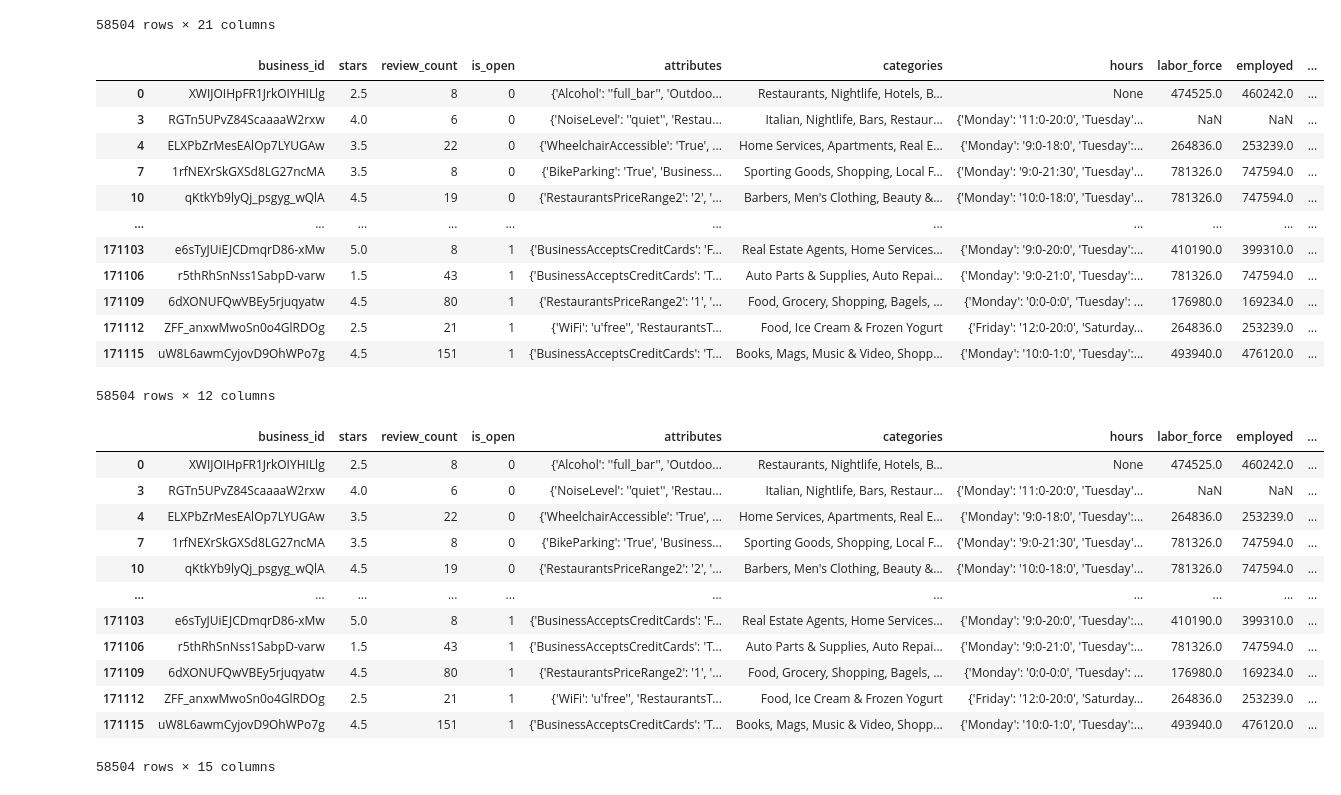
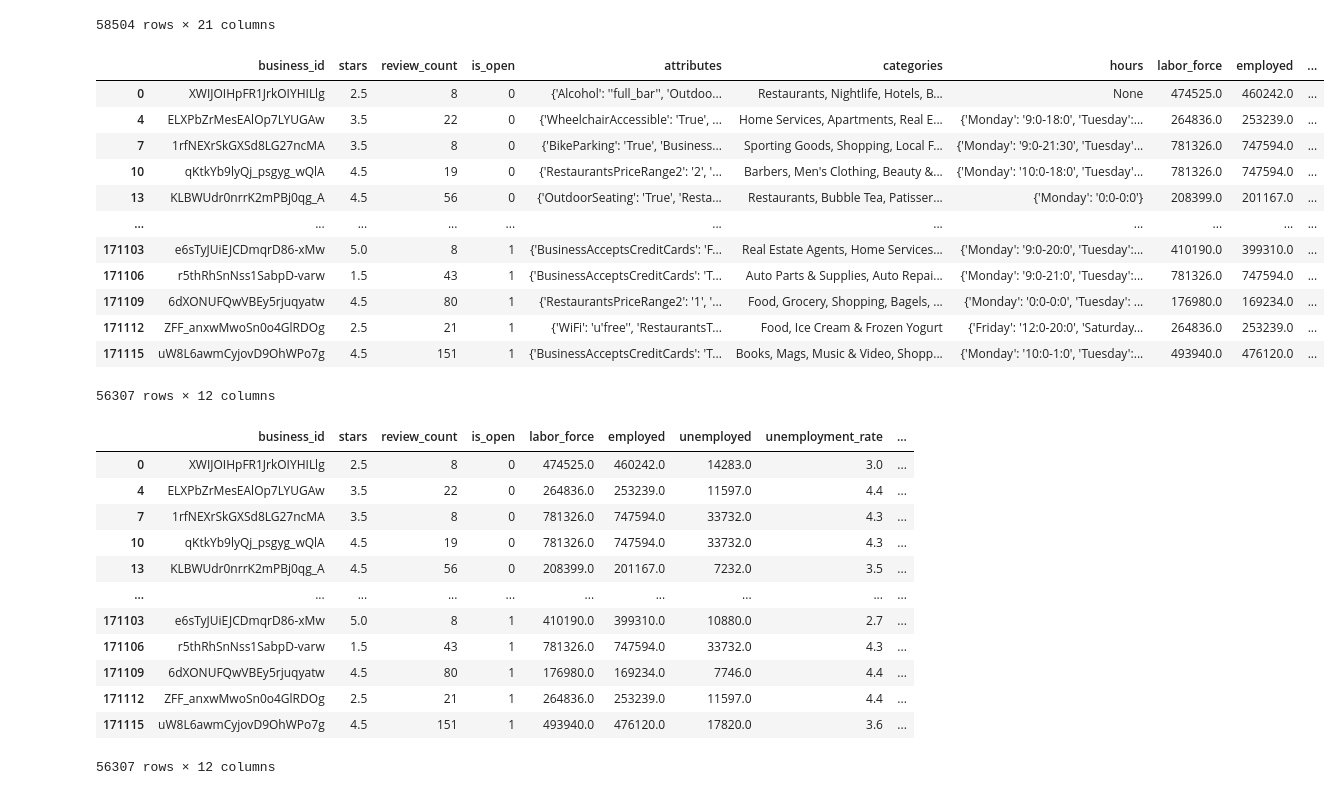
Before and after one commit to koacow/predicting-small-business-performance, a Jupyter notebook: code.ipynb, the cells around one changed output. Saved outputs shown, nothing was run; the diff lists cells and outputs as text; code cells hidden in the pictures.

Commit message:
completed full model pipeline

```diff
--- a/code.ipynb
+++ b/code.ipynb
@@ -269,57 +269,59 @@ df = df.rename(columns={
     'GDP': 'gdp',
 })
 df = df.drop(columns=['name', 'address', 'city', 'state', 'postal_code', 'latitude', 'longitude', 'geometry', 'FIPS5'])
+df.dropna(subset=['labor_force', 'employed', 'unemployed', 'unemployment_rate', 'gdp'], inplace=True)
 df
 # %% [output]
 |  | business_id | stars | review_count | is_open | attributes | categories | hours | labor_force | employed | ... |
 | 0 | XWIJOIHpFR1JrkOIYHILlg | 2.5 | 8 | 0 | {'Alcohol': ''full_bar'', 'Outdoo... | Restaurants, Nightlife, Hotels, B... | None | 474525.0 | 460242.0 | ... |
-| 3 | RGTn5UPvZ84ScaaaaW2rxw | 4.0 | 6 | 0 | {'NoiseLevel': ''quiet'', 'Restau... | Italian, Nightlife, Bars, Restaur... | {'Monday': '11:0-20:0', 'Tuesday'... | NaN | NaN | ... |
 | 4 | ELXPbZrMesEAlOp7LYUGAw | 3.5 | 22 | 0 | {'WheelchairAccessible': 'True', ... | Home Services, Apartments, Real E... | {'Monday': '9:0-18:0', 'Tuesday':... | 264836.0 | 253239.0 | ... |
 | 7 | 1rfNEXrSkGXSd8LG27ncMA | 3.5 | 8 | 0 | {'BikeParking': 'True', 'Business... | Sporting Goods, Shopping, Local F... | {'Monday': '9:0-21:30', 'Tuesday'... | 781326.0 | 747594.0 | ... |
 | 10 | qKtkYb9lyQj_psgyg_wQlA | 4.5 | 19 | 0 | {'RestaurantsPriceRange2': '2', '... | Barbers, Men's Clothing, Beauty &... | {'Monday': '10:0-18:0', 'Tuesday'... | 781326.0 | 747594.0 | ... |
+| 13 | KLBWUdr0nrrK2mPBj0qg_A | 4.5 | 56 | 0 | {'OutdoorSeating': 'True', 'Resta... | Restaurants, Bubble Tea, Patisser... | {'Monday': '0:0-0:0'} | 208399.0 | 201167.0 | ... |
 | ... | ... | ... | ... | ... | ... | ... | ... | ... | ... | ... |
 | 171103 | e6sTyJUiEJCDmqrD86-xMw | 5.0 | 8 | 1 | {'BusinessAcceptsCreditCards': 'F... | Real Estate Agents, Home Services... | {'Monday': '9:0-20:0', 'Tuesday':... | 410190.0 | 399310.0 | ... |
 | 171106 | r5thRhSnNss1SabpD-varw | 1.5 | 43 | 1 | {'BusinessAcceptsCreditCards': 'T... | Auto Parts & Supplies, Auto Repai... | {'Monday': '9:0-21:0', 'Tuesday':... | 781326.0 | 747594.0 | ... |
 | 171109 | 6dXONUFQwVBEy5rjuqyatw | 4.5 | 80 | 1 | {'RestaurantsPriceRange2': '1', '... | Food, Grocery, Shopping, Bagels, ... | {'Monday': '0:0-0:0', 'Tuesday': ... | 176980.0 | 169234.0 | ... |
 | 171112 | ZFF_anxwMwoSn0o4GlRDOg | 2.5 | 21 | 1 | {'WiFi': 'u'free'', 'RestaurantsT... | Food, Ice Cream & Frozen Yogurt | {'Friday': '12:0-20:0', 'Saturday... | 264836.0 | 253239.0 | ... |
 | 171115 | uW8L6awmCyjovD9OhWPo7g | 4.5 | 151 | 1 | {'BusinessAcceptsCreditCards': 'T... | Books, Mags, Music & Video, Shopp... | {'Monday': '10:0-1:0', 'Tuesday':... | 493940.0 | 476120.0 | ... |
-58504 rows × 12 columns
+56307 rows × 12 columns
 # %%
 df['num_categories'] = df['categories'].apply(lambda x: len(x.split(', ')) if pd.notnull(x) else 0)
 
 df['num_attributes'] = df['attributes'].apply(lambda x: len(x) if isinstance(x, dict) else 0)
 
 def parse_hours(hours):
     total_hours = 0
     if isinstance(hours, dict):
         for day, time_range in hours.items():
             try:
                 open_time, close_time = time_range.split('-')
                 open_hour = int(open_time.split(':')[0])
                 close_hour = int(close_time.split(':')[0])
                 if close_hour < open_hour:
                     close_hour += 24
                 total_hours += close_hour - open_hour
             except:
                 continue
     else:
         total_hours = 0
     return total_hours
 
 df['total_weekly_hours'] = df['hours'].apply(parse_hours)
+df = df.drop(columns=['categories', 'attributes', 'hours'])
 df
 # %% [output]
-|  | business_id | stars | review_count | is_open | attributes | categories | hours | labor_force | employed | ... |
-| 0 | XWIJOIHpFR1JrkOIYHILlg | 2.5 | 8 | 0 | {'Alcohol': ''full_bar'', 'Outdoo... | Restaurants, Nightlife, Hotels, B... | None | 474525.0 | 460242.0 | ... |
-| 3 | RGTn5UPvZ84ScaaaaW2rxw | 4.0 | 6 | 0 | {'NoiseLevel': ''quiet'', 'Restau... | Italian, Nightlife, Bars, Restaur... | {'Monday': '11:0-20:0', 'Tuesday'... | NaN | NaN | ... |
-| 4 | ELXPbZrMesEAlOp7LYUGAw | 3.5 | 22 | 0 | {'WheelchairAccessible': 'True', ... | Home Services, Apartments, Real E... | {'Monday': '9:0-18:0', 'Tuesday':... | 264836.0 | 253239.0 | ... |
-| 7 | 1rfNEXrSkGXSd8LG27ncMA | 3.5 | 8 | 0 | {'BikeParking': 'True', 'Business... | Sporting Goods, Shopping, Local F... | {'Monday': '9:0-21:30', 'Tuesday'... | 781326.0 | 747594.0 | ... |
-| 10 | qKtkYb9lyQj_psgyg_wQlA | 4.5 | 19 | 0 | {'RestaurantsPriceRange2': '2', '... | Barbers, Men's Clothing, Beauty &... | {'Monday': '10:0-18:0', 'Tuesday'... | 781326.0 | 747594.0 | ... |
-| ... | ... | ... | ... | ... | ... | ... | ... | ... | ... | ... |
-| 171103 | e6sTyJUiEJCDmqrD86-xMw | 5.0 | 8 | 1 | {'BusinessAcceptsCreditCards': 'F... | Real Estate Agents, Home Services... | {'Monday': '9:0-20:0', 'Tuesday':... | 410190.0 | 399310.0 | ... |
-| 171106 | r5thRhSnNss1SabpD-varw | 1.5 | 43 | 1 | {'BusinessAcceptsCreditCards': 'T... | Auto Parts & Supplies, Auto Repai... | {'Monday': '9:0-21:0', 'Tuesday':... | 781326.0 | 747594.0 | ... |
-| 171109 | 6dXONUFQwVBEy5rjuqyatw | 4.5 | 80 | 1 | {'RestaurantsPriceRange2': '1', '... | Food, Grocery, Shopping, Bagels, ... | {'Monday': '0:0-0:0', 'Tuesday': ... | 176980.0 | 169234.0 | ... |
-| 171112 | ZFF_anxwMwoSn0o4GlRDOg | 2.5 | 21 | 1 | {'WiFi': 'u'free'', 'RestaurantsT... | Food, Ice Cream & Frozen Yogurt | {'Friday': '12:0-20:0', 'Saturday... | 264836.0 | 253239.0 | ... |
-| 171115 | uW8L6awmCyjovD9OhWPo7g | 4.5 | 151 | 1 | {'BusinessAcceptsCreditCards': 'T... | Books, Mags, Music & Video, Shopp... | {'Monday': '10:0-1:0', 'Tuesday':... | 493940.0 | 476120.0 | ... |
+|  | business_id | stars | review_count | is_open | labor_force | employed | unemployed | unemployment_rate | ... |
+| 0 | XWIJOIHpFR1JrkOIYHILlg | 2.5 | 8 | 0 | 474525.0 | 460242.0 | 14283.0 | 3.0 | ... |
+| 4 | ELXPbZrMesEAlOp7LYUGAw | 3.5 | 22 | 0 | 264836.0 | 253239.0 | 11597.0 | 4.4 | ... |
+| 7 | 1rfNEXrSkGXSd8LG27ncMA | 3.5 | 8 | 0 | 781326.0 | 747594.0 | 33732.0 | 4.3 | ... |
+| 10 | qKtkYb9lyQj_psgyg_wQlA | 4.5 | 19 | 0 | 781326.0 | 747594.0 | 33732.0 | 4.3 | ... |
+| 13 | KLBWUdr0nrrK2mPBj0qg_A | 4.5 | 56 | 0 | 208399.0 | 201167.0 | 7232.0 | 3.5 | ... |
+| ... | ... | ... | ... | ... | ... | ... | ... | ... | ... |
+| 171103 | e6sTyJUiEJCDmqrD86-xMw | 5.0 | 8 | 1 | 410190.0 | 399310.0 | 10880.0 | 2.7 | ... |
+| 171106 | r5thRhSnNss1SabpD-varw | 1.5 | 43 | 1 | 781326.0 | 747594.0 | 33732.0 | 4.3 | ... |
+| 171109 | 6dXONUFQwVBEy5rjuqyatw | 4.5 | 80 | 1 | 176980.0 | 169234.0 | 7746.0 | 4.4 | ... |
+| 171112 | ZFF_anxwMwoSn0o4GlRDOg | 2.5 | 21 | 1 | 264836.0 | 253239.0 | 11597.0 | 4.4 | ... |
+| 171115 | uW8L6awmCyjovD9OhWPo7g | 4.5 | 151 | 1 | 493940.0 | 476120.0 | 17820.0 | 3.6 | ... |
-58504 rows × 15 columns
+56307 rows × 12 columns
 # %%
```
Also changed, not shown: parts of 8 cells of this notebook.
